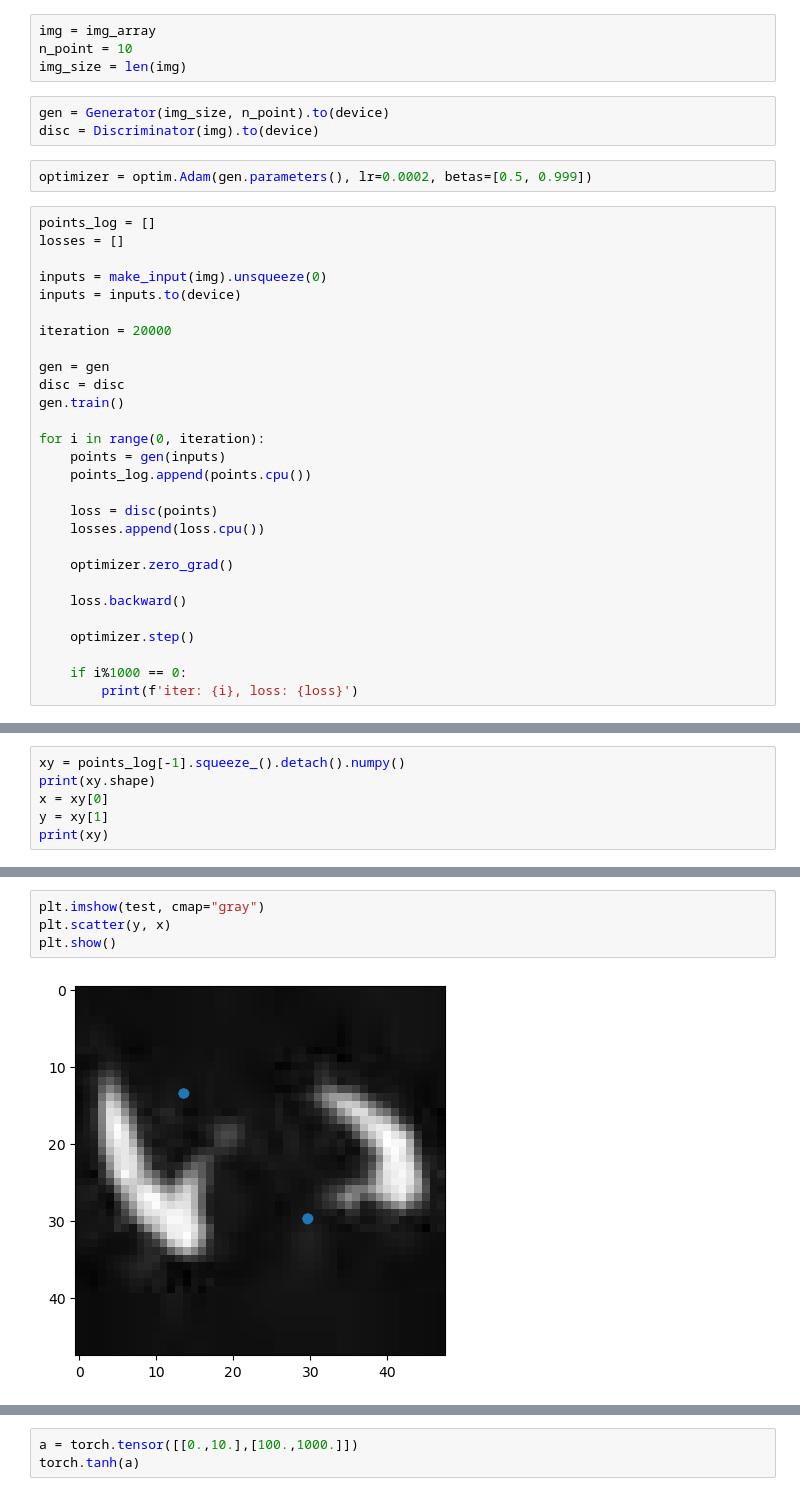
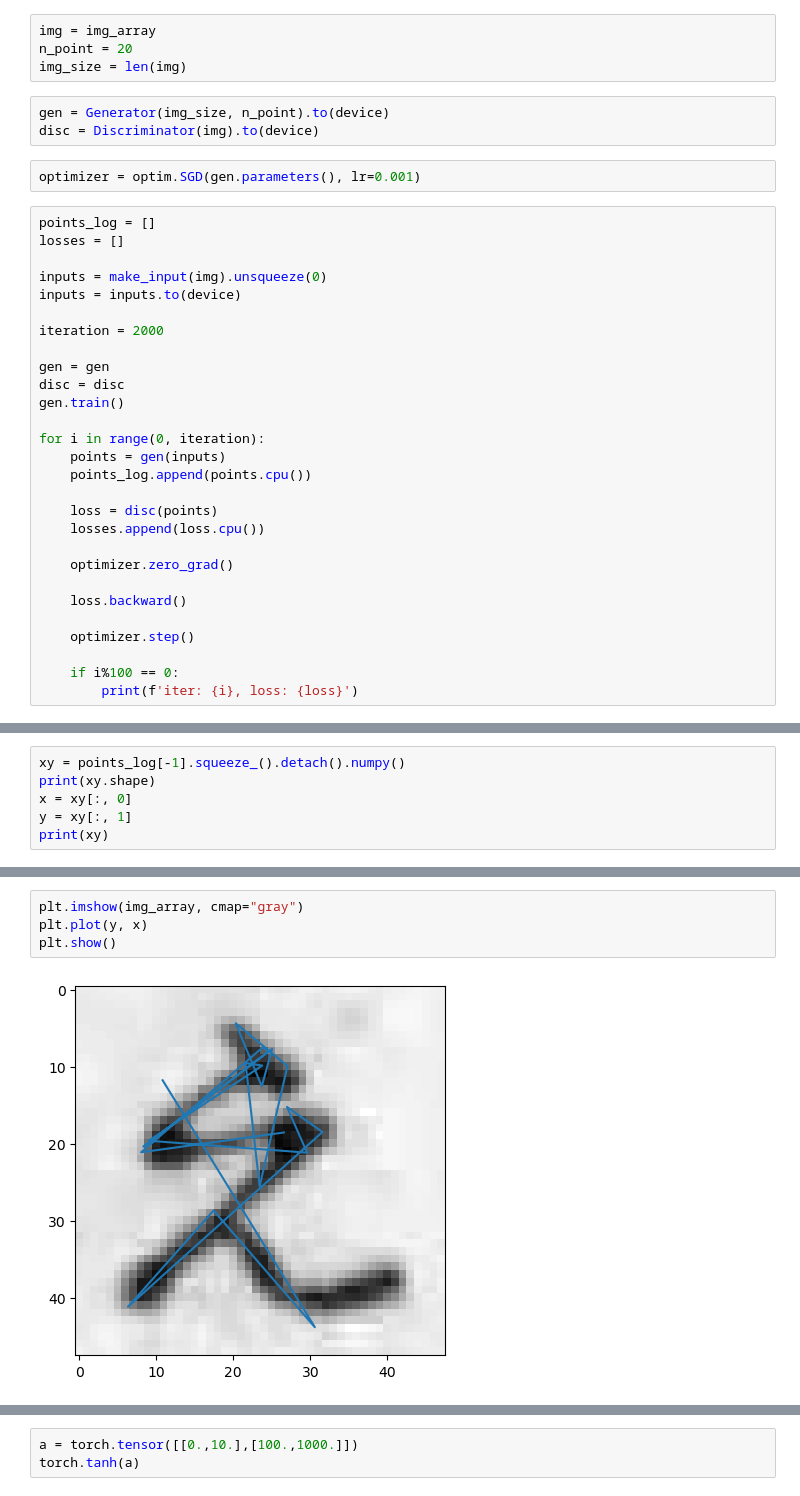
Before and after one commit to kabaten/kb_jisyupro, a Jupyter notebook: test.ipynb, the cells around one changed output, grey strips where cells are left out. Cells and saved outputs as stored; diff of their text form.

```diff
--- a/test.ipynb
+++ b/test.ipynb
@@ -303,13 +296,13 @@ print(f'using: {device}')
 using: cpu
 # %%
 img = img_array
-n_point = 10
+n_point = 20
 img_size = len(img)
 # %%
 gen = Generator(img_size, n_point).to(device)
 disc = Discriminator(img).to(device)
 # %%
-optimizer = optim.Adam(gen.parameters(), lr=0.0002, betas=[0.5, 0.999])
+optimizer = optim.SGD(gen.parameters(), lr=0.001)
 # %%
 points_log = []
 losses = []
@@ -317,7 +310,7 @@ losses = []
 inputs = make_input(img).unsqueeze(0)
 inputs = inputs.to(device)
 
-iteration = 20000
+iteration = 2000
 
 gen = gen
 disc = disc
@@ -336,6 +329,6 @@ for i in range(0, iteration):
 
     optimizer.step()
 
-    if i%1000 == 0:
+    if i%100 == 0:
         print(f'iter: {i}, loss: {loss}')
 # %% [output]
@@ -362,7 +355,7 @@ iter: 19000, loss: -10664.076171875
 # %%
 xy = points_log[-1].squeeze_().detach().numpy()
 print(xy.shape)
-x = xy[0]
-y = xy[1]
+x = xy[:, 0]
+y = xy[:, 1]
 print(xy)
 # %% [output]
@@ -379,6 +384,6 @@ plt.show()
 # %%
-plt.imshow(test, cmap="gray")
-plt.scatter(y, x)
+plt.imshow(img_array, cmap="gray")
+plt.plot(y, x)
 plt.show()
 # %% [output]
-[figure, old version]
+[figure, new version]
```
Also changed, not shown: parts of 23 cells of this notebook, 6 other files.
